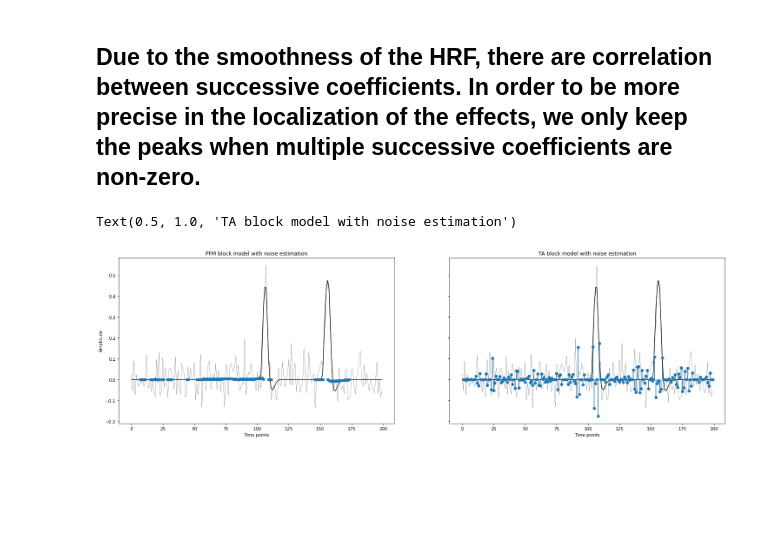
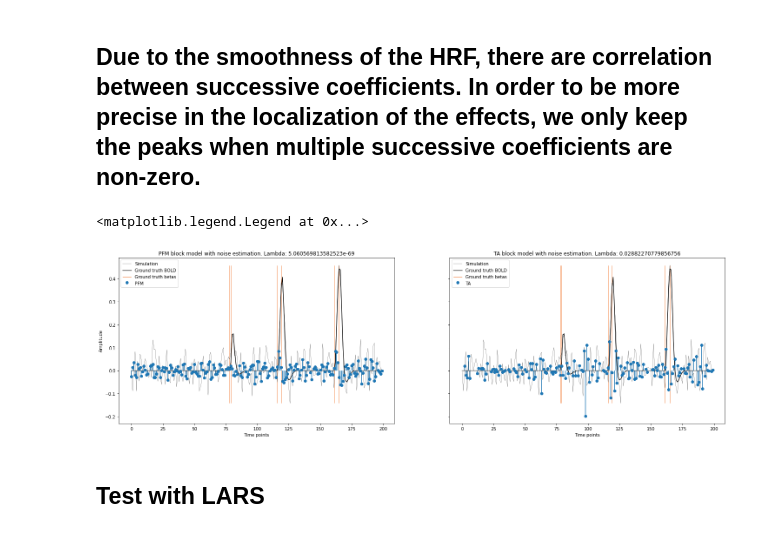
Before and after one commit to eurunuela/pfm_vs_ta, a Jupyter notebook: pfm_vs_ta.ipynb, the cells around one changed output. Saved outputs shown, nothing was run; the diff lists cells and outputs as text; code cells hidden in the pictures; blank space fills up the shorter version.

```diff
--- a/pfm_vs_ta.ipynb
+++ b/pfm_vs_ta.ipynb
@@ -23,10 +23,10 @@ sim = fMRIsim()
 
 # Set parameters
 sim.nvoxels = 1
-sim.nevents = 3
+sim.nevents = 4
 sim.min_length = 1 # Minimun TR length of an event
 sim.max_length = 5 # Maximum TR length of an event
-sim.gap = 25 # Number of timepoints between events
+sim.gap = 40 # Number of timepoints between events
 sim.te = [35] # Must be a list
 sim.db = 3 # SNR
 
@@ -35,7 +35,9 @@ sim.simulate()
 
 # Load data
 data = sim.simulation
-ground_truth = sim.bold
+ground_truth_bold = sim.bold
+ground_truth_beta = sim.r2
+ground_truth_inno = sim.innovation
 nscans = data.shape[0]
 nvoxels = data.shape[1]
 print(f'Data has {nscans} scans and {nvoxels} voxels')
@@ -418,6 +442,6 @@ for vox_idx in range(1):
     _, cD1 = wavedec(y, 'db3', level=1, axis=0)
     noise_estimate = np.median(abs(cD1 - np.median(cD1))) / 0.8095
 
-    pfm_spikes, _, _ = fista(hrf, y, max_iter=30, lambd=noise_estimate, update_lambda=True)
-    ta_spikes, _ = ta(y, params, lambd=noise_estimate, update_lambda=True)
+    pfm_spikes, _, pfm_spike_last_lambda = fista(hrf, y, max_iter=1000, lambd=noise_estimate, update_lambda=True)
+    ta_spikes, ta_spike_last_lambda = ta(y, params, lambd=noise_estimate, update_lambda=True)
 # %%
@@ -459,5 +488,5 @@ for vox_idx in range(1):
     _, cD1 = wavedec(y, 'db3', level=1, axis=0)
     noise_estimate = np.median(abs(cD1 - np.median(cD1))) / 0.8095
 
-    pfm_block, _, _ = fista(hrf_block, y, max_iter=100, lambd=noise_estimate, update_lambda=True, precision=1e-3)
-    ta_block, _ = ta(y, params, lambd=noise_estimate, update_lambda=True)
+    pfm_block, _, pfm_block_last_lambda = fista(hrf_block, y, max_iter=1000, lambd=noise_estimate, update_lambda=True)
+    ta_block, ta_block_last_lambda = ta(y, params, lambd=noise_estimate, update_lambda=True)
@@ -493,27 +504,30 @@ ta_peak_idxs, _ = find_peaks(abs(ta_block), prominence=np.max(ta_block)*0.01, di
 ta_temp = np.zeros((ta_block.shape[0],))
 ta_temp[ta_peak_idxs] = ta_block[ta_peak_idxs].copy()
 # %%
-# Define variable to plot
+# Make zeros nan to avoid plotting them
 pfm_block_plot = pfm_block.copy()
-pfm_block_plot[pfm_block_plot == 0] = np.nan
+pfm_block_plot[abs(pfm_block_plot) < min_coeff_amplitude] = np.nan
 ta_block_plot = ta_block.copy()
-ta_block_plot[ta_block_plot == 0] = np.nan
-pfm_block_plot *= 10
-#ta_block_plot *= 5
+ta_block_plot[abs(ta_block_plot) < min_coeff_amplitude] = np.nan
+pfm_block_plot *= 1
 
 fig, (ax1, ax2) = plt.subplots(1, 2, sharey=True, figsize=(25,7))
 ax1.plot(y, color='black', linewidth=.3, label='Simulation')
-ax1.plot(ground_truth, color='black', linewidth='1.3', label='Ground truth')
+ax1.plot(ground_truth_bold, color='black', linewidth='1.3', label='Ground truth BOLD')
+ax1.vlines(np.where(ground_truth_inno != 0)[0], ymin=np.min(data), ymax=np.max(data), color='#f17c37', linewidth=0.9, label='Ground truth betas')
 ax1.stem(pfm_block_plot, label='PFM', use_line_collection=True, basefmt=" ")
-#ax1.plot(10*temp, linewidth=2, label='PFM', color='#FF7E02')
 ax1.set(xlabel='Time points', ylabel='Amplitude')
-ax1.set_title('PFM block model with noise estimation')
+ax1.set_title(f'PFM block model with noise estimation. Lambda: {pfm_block_last_lambda[0]}')
+ax1.legend()
 ax2.plot(y, color='black', linewidth=.3, label='Simulation')
-ax2.plot(ground_truth, color='black', linewidth='1.3', label='Ground truth')
-ax2.stem(ta_block_plot, label='PFM', use_line_collection=True, basefmt=" ")
-#ax2.plot(ta_block_plot, linewidth=2, label='TA', color='#FF7E02')
+ax2.plot(ground_truth_bold, color='black', linewidth='1.3', label='Ground truth BOLD')
+ax2.vlines(np.where(ground_truth_inno != 0)[0], ymin=np.min(data), ymax=np.max(data), color='#f17c37', linewidth=0.9, label='Ground truth betas')
+ax2.stem(ta_block_plot, label='TA', use_line_collection=True, basefmt=" ")
 ax2.set(xlabel='Time points')
-ax2.set_title('TA block model with noise estimation')
+ax2.set_title(f'TA block model with noise estimation. Lambda: {ta_block_last_lambda[0]}')
+ax2.legend()
 # %% [output]
-Text(0.5, 1.0, 'TA block model with noise estimation')
+<matplotlib.legend.Legend at 0x...>
-[figure, old version]
+[figure, new version]
+# %% [markdown]
+## Test with LARS
```
Also changed, not shown: parts of 16 cells of this notebook.
